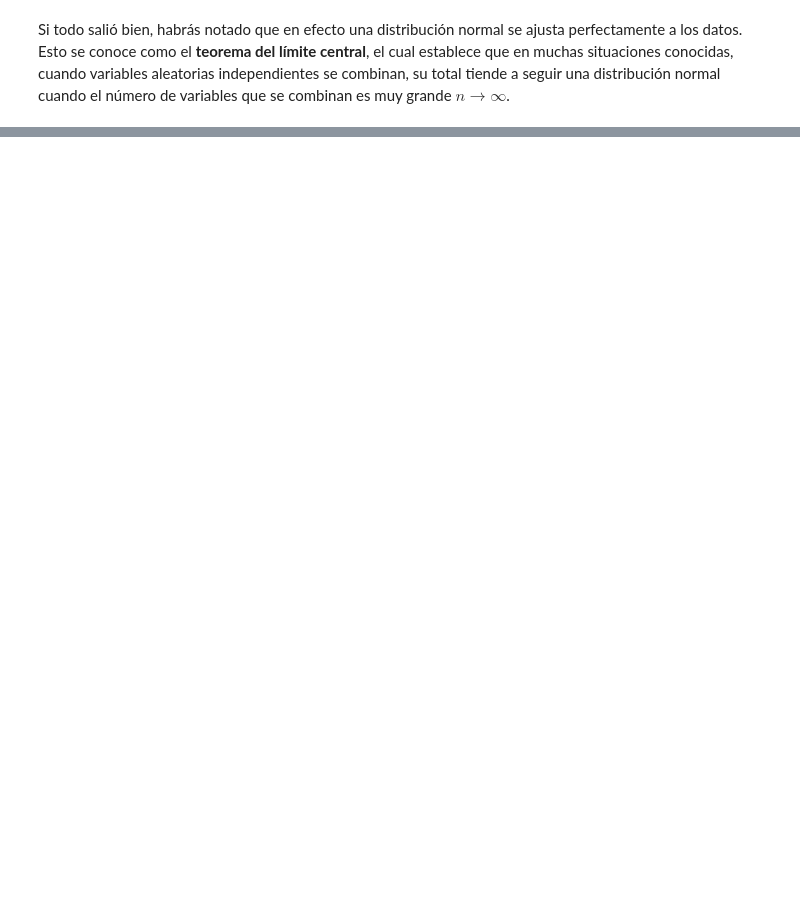
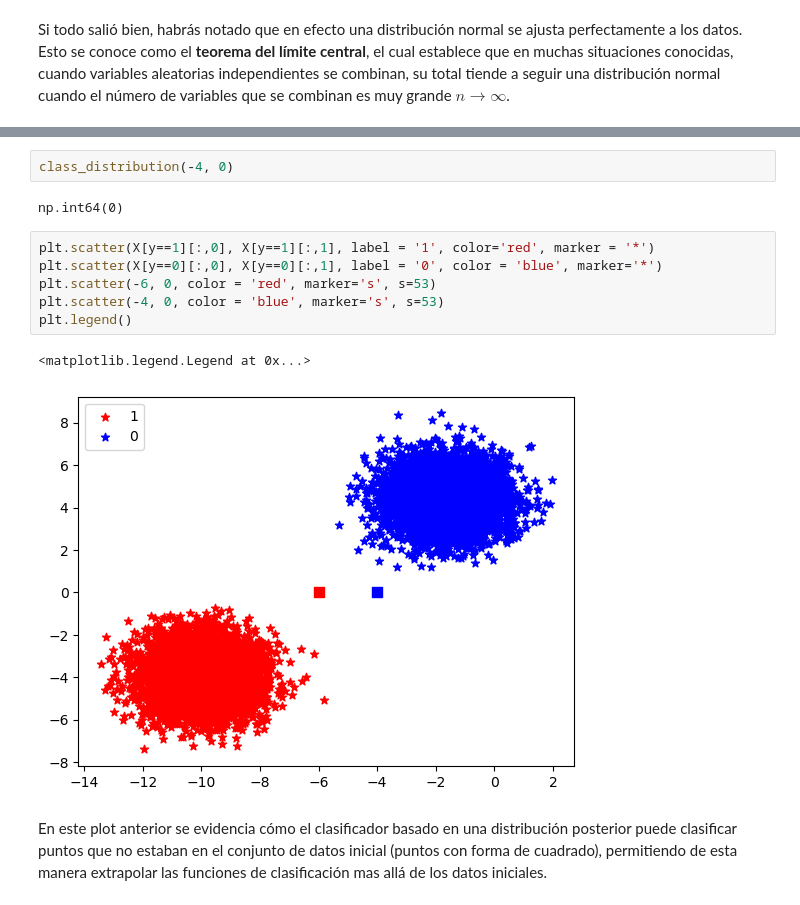
Before and after one commit to DensLopez/DS_Probabilidad, a Jupyter notebook: codes/reto.ipynb, the cells around one changed output, grey strips where cells are left out. Drawn from its saved outputs; the diff is of its cells as text; blank space fills up the shorter version.

```diff
--- a/codes/reto.ipynb
+++ b/codes/reto.ipynb
@@ -582,0 +833,15 @@ Ahora que tienes claros estos conceptos, a través del desarrollo de estos retos
+# %%
+class_distribution(-4, 0)
+# %% [output]
+np.int64(0)
+# %%
+plt.scatter(X[y==1][:,0], X[y==1][:,1], label = '1', color='red', marker = '*')
+plt.scatter(X[y==0][:,0], X[y==0][:,1], label = '0', color = 'blue', marker='*')
+plt.scatter(-6, 0, color = 'red', marker='s', s=53)
+plt.scatter(-4, 0, color = 'blue', marker='s', s=53)
+plt.legend()
+# %% [output]
+<matplotlib.legend.Legend at 0x...>
+[figure, added]
+# %% [markdown]
+En este plot anterior se evidencia cómo el clasificador basado en una distribución posterior puede clasificar puntos que no estaban en el conjunto de datos inicial (puntos con forma de cuadrado), permitiendo de esta manera extrapolar las funciones de clasificación mas allá de los datos iniciales.
```
Also changed, not shown: parts of 21 cells of this notebook, 10 other files.
